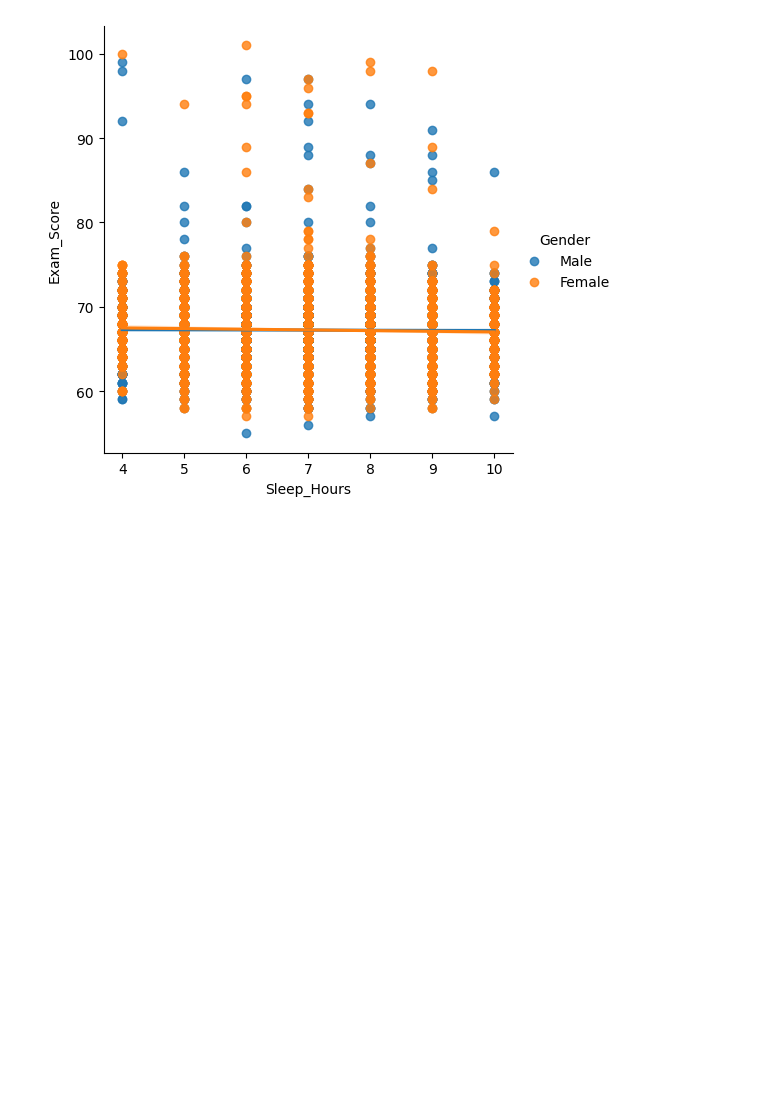
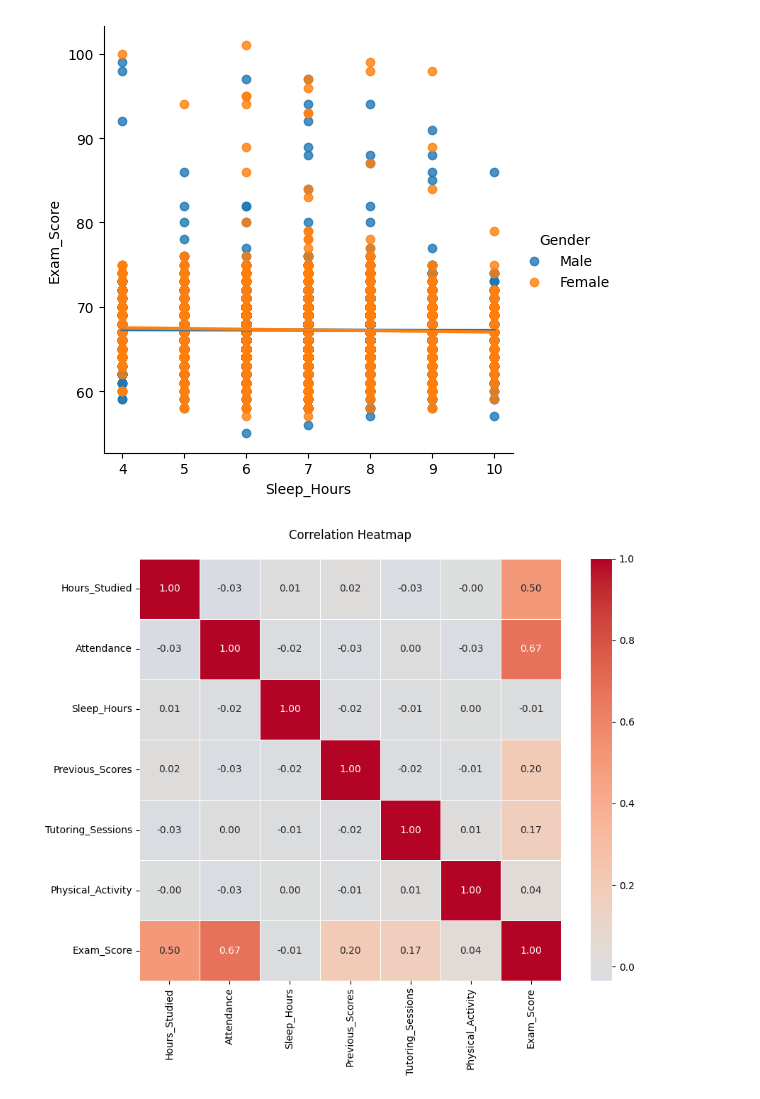
Before and after one commit to jroshanjha/Data-Analaytics-Project, a Jupyter notebook: student_performance.ipynb, the cells around one changed output. Cells and saved outputs as stored; diff of their text form; code cells hidden in the pictures; blank space fills up the shorter version.

```diff
--- a/student_performance.ipynb
+++ b/student_performance.ipynb
@@ -642,0 +690,9 @@ sns.lmplot(x='Sleep_Hours',y='Exam_Score',hue='Gender',data = df)
+# %%
+corr = new_df[['Hours_Studied','Attendance','Sleep_Hours','Previous_Scores','Tutoring_Sessions','Physical_Activity','Exam_Score']].corr()
+# %%
+plt.figure(figsize=(10, 8))
+sns.heatmap(corr, annot=True, cmap='coolwarm', center=0,square=True, fmt='.2f', linewidths=0.5)
+plt.title('Correlation Heatmap', pad=20)
+plt.tight_layout()
+# %% [output]
+[figure, added]
```
Also changed, not shown: parts of 5 cells of this notebook, 2 other files.
